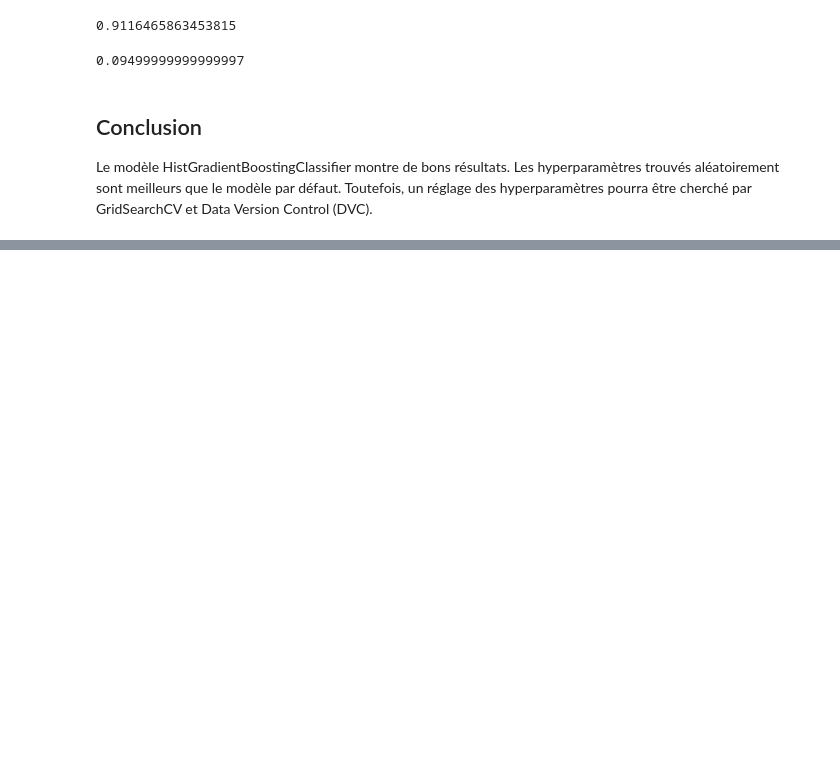
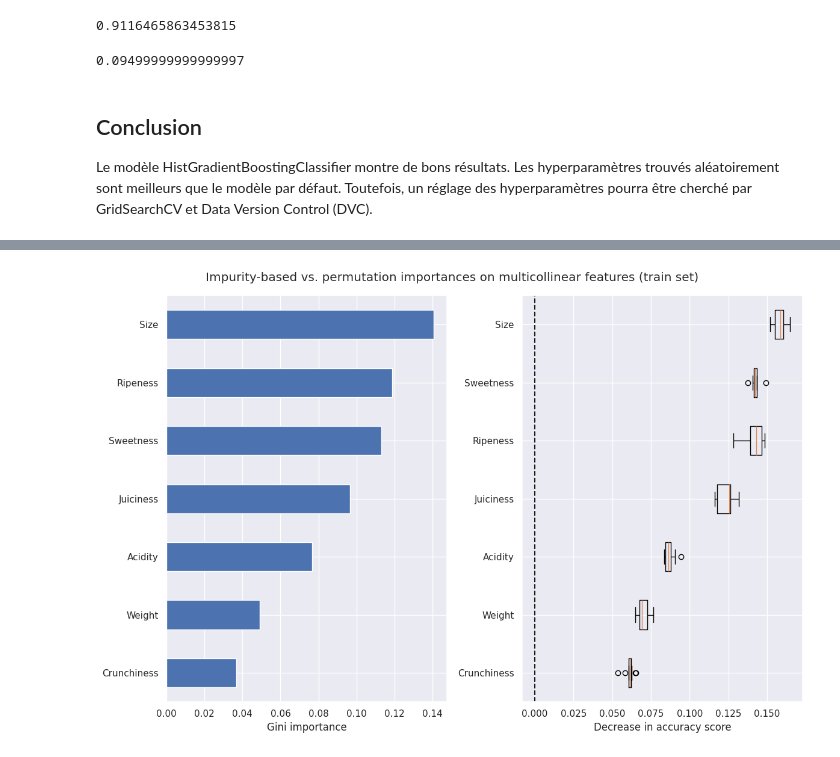
Before and after one commit to sha-cmd/Adam, a Jupyter notebook: notebook/machine_learning.ipynb, the cells around one changed output, grey strips where cells are left out. Drawn from its saved outputs; the diff is of its cells as text; code cells hidden in the pictures; blank space fills up the shorter version.

```diff
--- a/notebook/machine_learning.ipynb
+++ b/notebook/machine_learning.ipynb
@@ -454,0 +502,32 @@ Toutefois, un réglage des hyperparamètres pourra être cherché par GridSearch
+# %%
+def plot_permutation_importance(clf, X, y, ax):
+    result = permutation_importance(clf, X, y, n_repeats=10, random_state=42, n_jobs=2)
+    perm_sorted_idx = result.importances_mean.argsort()
+
+    ax.boxplot(
+        result.importances[perm_sorted_idx].T,
+        vert=False,
+        labels=X.columns[perm_sorted_idx],
+    )
+    ax.axvline(x=0, color="k", linestyle="--")
+    return ax
+# %%
+import matplotlib.pyplot as plt
+import numpy as np
+import pandas as pd
+
+mdi_importances = pd.Series(forest_importances, index=X_train.columns)
+tree_importance_sorted_idx = np.argsort(forest_importances)
+tree_indices = np.arange(0, len(forest_importances)) + 0.5
+
+fig, (ax1, ax2) = plt.subplots(1, 2, figsize=(12, 8))
+mdi_importances.sort_values().plot.barh(ax=ax1)
+ax1.set_xlabel("Gini importance")
+plot_permutation_importance(model, X_train, y_train, ax2)
+ax2.set_xlabel("Decrease in accuracy score")
+fig.suptitle(
+    "Impurity-based vs. permutation importances on multicollinear features (train set)"
+)
+_ = fig.tight_layout()
+# %% [output]
+[figure, added]
```
Also changed, not shown: parts of 15 cells of this notebook.
